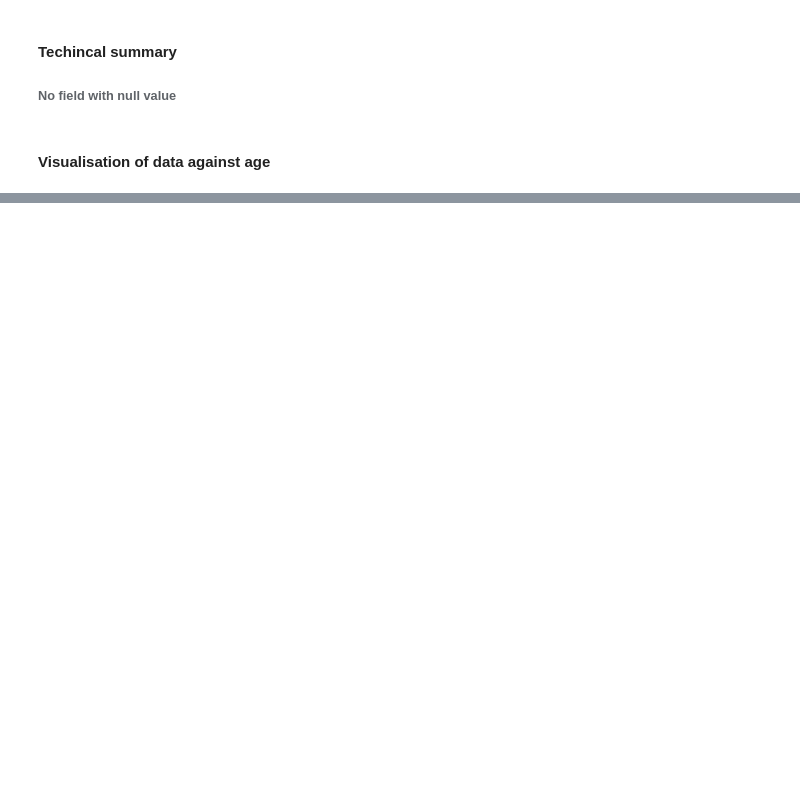
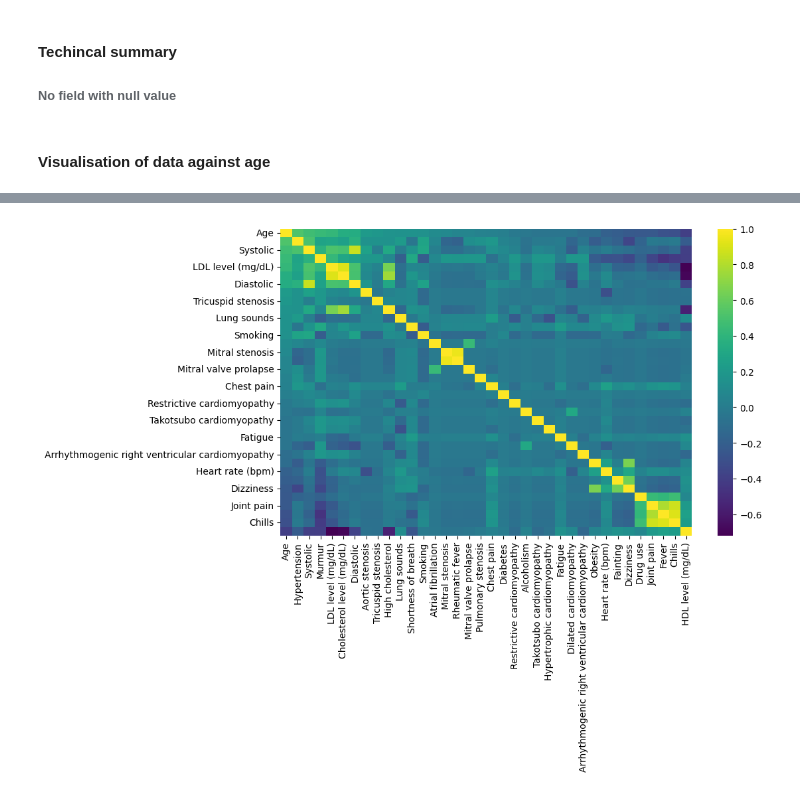
Before and after one commit to monyorojoseph/DS-Bootcamp, a Jupyter notebook: kaggle/heart_disease.ipynb, the cells around one changed output, grey strips where cells are left out. Cells and saved outputs as stored; diff of their text form; code cells hidden in the pictures; blank space fills up the shorter version.

```diff
--- a/kaggle/heart_disease.ipynb
+++ b/kaggle/heart_disease.ipynb
@@ -82,0 +178,8 @@ heart_disease_df.describe()
+# %%
+k = 36
+cols = heart_disease_df.corr(numeric_only=True).nlargest(k, "Age")["Age"].index
+cm = heart_disease_df[cols].corr(numeric_only=True)
+plt.figure(figsize=(10, 6))
+sns.heatmap(cm, annot=False, cmap = 'viridis')
+plt.show()
+# %% [output]
@@ -82,0 +189 @@ heart_disease_df.describe()
+[figure, added]
```
Also changed, not shown: parts of 19 cells of this notebook.
